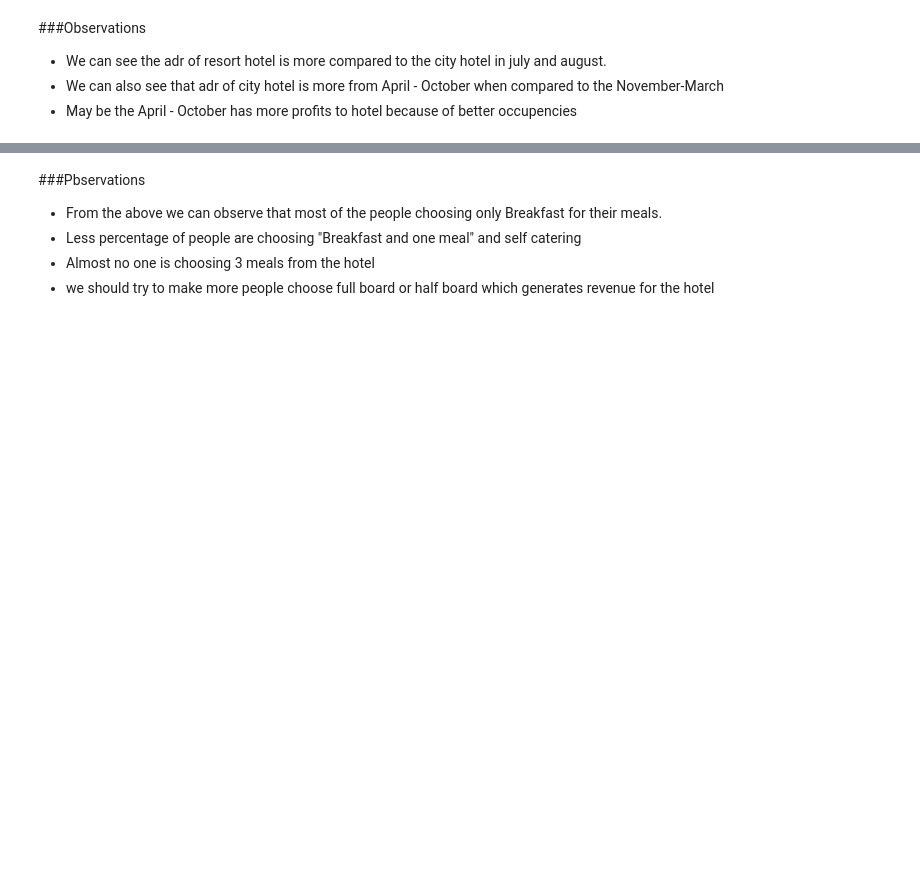
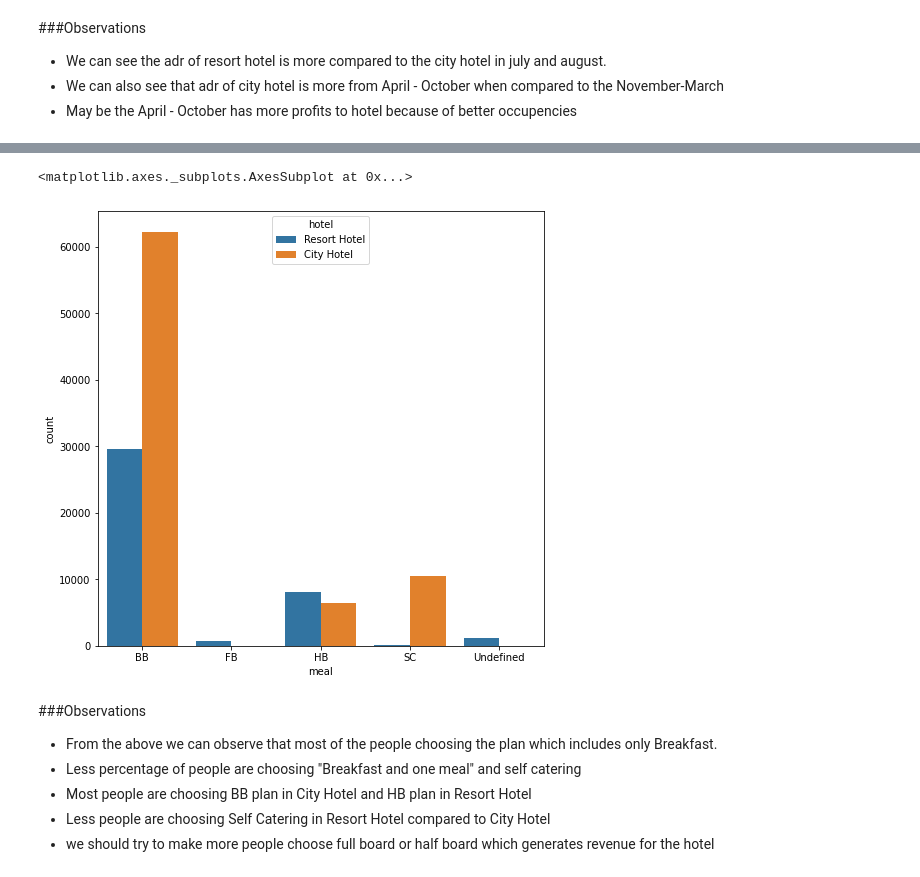
Before and after one commit to yashyakumar/Hotel_Booking_Analysis, a Jupyter notebook: Copy_of_Hotel_Booking_Analysis_Capstone_Project.ipynb, the cells around one changed output, grey strips where cells are left out. Saved outputs shown, nothing was run; the diff lists cells and outputs as text; code cells hidden in the pictures; blank space fills up the shorter version.

```diff
--- a/Copy_of_Hotel_Booking_Analysis_Capstone_Project.ipynb
+++ b/Copy_of_Hotel_Booking_Analysis_Capstone_Project.ipynb
@@ -603,7 +612,13 @@ plt.pie(sizes,labels=meals,autopct='%1.1f%%',pctdistance=0.8)
 [figure]
+# %%
+sns.countplot(x='meal',data=df,hue='hotel')
+# %% [output]
+<matplotlib.axes._subplots.AxesSubplot at 0x...>
+[figure, added]
 # %% [markdown]
-###Pbservations
-* From the above we can observe that most of the people choosing only Breakfast for their meals.
+###Observations
+* From the above we can observe that most of the people choosing the plan  which includes only Breakfast.
 * Less percentage of people are choosing "Breakfast and one meal" and self catering
-* Almost no one is choosing 3 meals from the hotel
+* Most people are choosing BB plan in City Hotel and HB plan in Resort Hotel
+* Less people are choosing Self Catering in Resort Hotel compared to City Hotel
 * we should try to make more people choose full board or half board which generates revenue for the hotel
```
Also changed, not shown: parts of 33 cells of this notebook.
